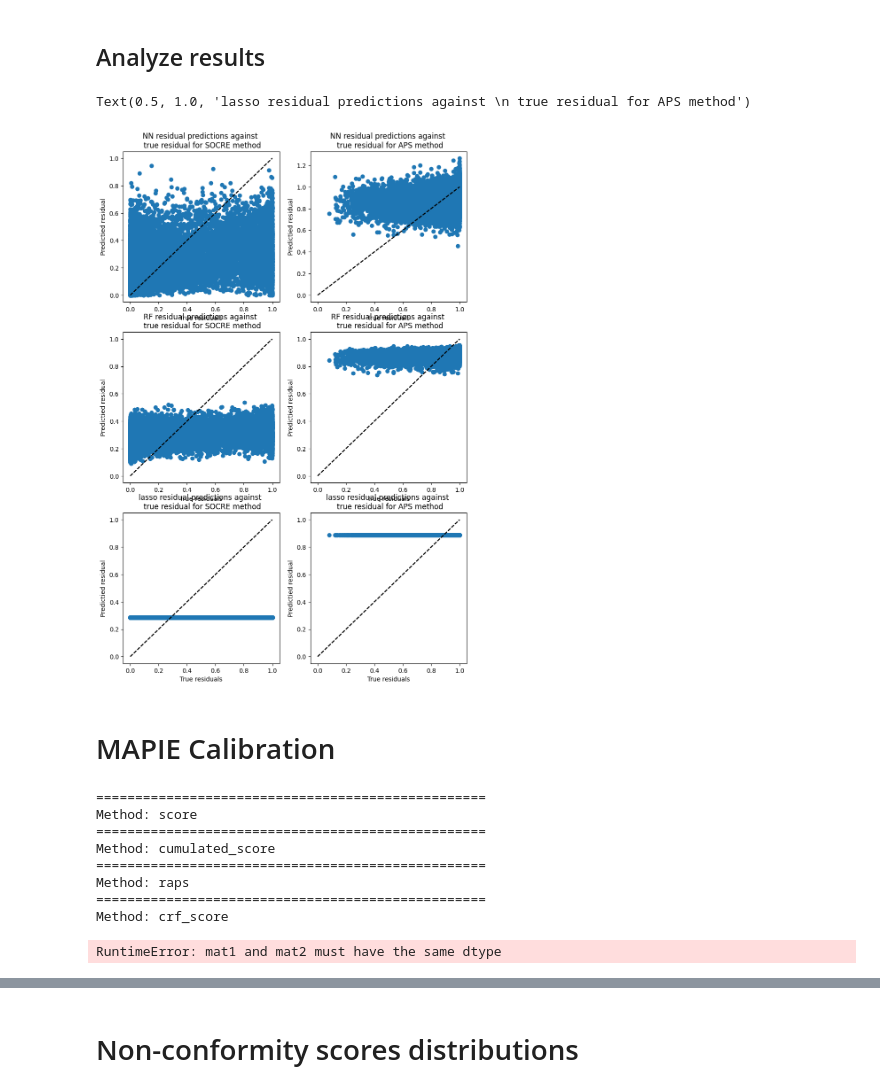
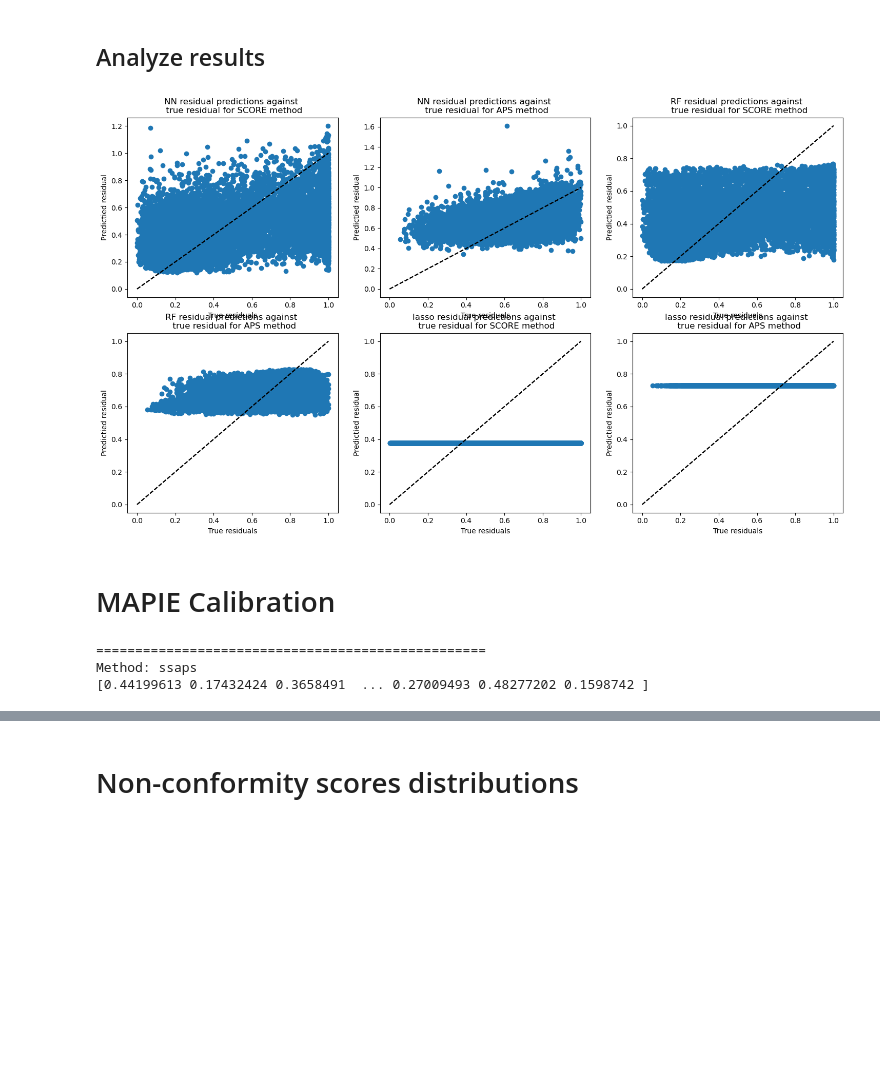
Before and after one commit to simai-ml/MAPIE, a Jupyter notebook: notebooks/ImageNet-crf.ipynb, the cells around one changed output, grey strips where cells are left out. Saved outputs shown, nothing was run; the diff lists cells and outputs as text; code cells hidden in the pictures; blank space fills up the shorter version.

```diff
--- a/notebooks/ImageNet-crf.ipynb
+++ b/notebooks/ImageNet-crf.ipynb
@@ -76,9 +56,9 @@ labels
 # %%
-with open(EMBEDDINGS_FILE, "rb") as f:
+with open(os.path.join(PATH_PICKLES, EMBEDDINGS_FILE), "rb") as f:
     file = pickle.load(f)
     embeddings = file[MODEL]
     image_names = file["image_file"]
-with open(SOFTMAX_FILE, "rb") as f:
+with open(os.path.join(PATH_PICKLES, SOFTMAX_FILE), "rb") as f:
     softmax = pickle.load(f)[MODEL]
 # %%
 softmax_list = [arr for arr in softmax]
@@ -90,7 +70,7 @@ y = [labels_keys.index(image_name.split('/')[-2]) for image_name in image_names]
 # %%
 n_rows = 3
 n_cols = 4
-plot_size = 5
+plot_size = 3
 
 indices_to_plot = random.sample(range(len(image_names)), k=n_rows * n_cols)
 
@@ -444,42 +410,43 @@ Lasso RMSE for APS residuals =  0.027397049912250584
 # %% [markdown]
 ## Analyze results
 # %%
-ncols = 2
-nrows = 3
-f, ax = plt.subplots(nrows, ncols, figsize=(ncols * 5, nrows * 5))
+ncols = 3
+nrows = 2
+f, ax = plt.subplots(nrows, ncols, figsize=(ncols * 6, nrows * 5))
 
 nn_score_res_pred = score_residual_model(torch.tensor(X_cal_res.astype("float32")))[:, 0].detach().numpy()
 nn_aps_res_pred = aps_residual_model(torch.tensor(X_cal_res.astype("float32")))[:, 0].detach().numpy()
 
 rf_score_res_pred = res_score_rf.predict(pca.transform(X_cal_res))
 rf_aps_res_pred = res_aps_rf.predict(pca.transform(X_cal_res))
 
 lasso_score_res_pred = lasso_score_rf.predict(pca.transform(X_cal_res))
 lasso_aps_res_pred = lasso_aps_rf.predict(pca.transform(X_cal_res))
 
 for r in range(nrows):
     for c in range(ncols):
         ax[r, c].plot([[0, 0], [1, 1]], linestyle='dashed', c="black")
         ax[r, c].set_xlabel("True residuals")
         ax[r, c].set_ylabel("Predictied residual")
 
 
 ax[0, 0].scatter(y_cal_res_score, nn_score_res_pred)
 ax[0, 1].scatter(y_cal_res_aps, nn_aps_res_pred)
-ax[1, 0].scatter(y_cal_res_score, rf_score_res_pred)
-ax[1, 1].scatter(y_cal_res_aps, rf_aps_res_pred)
-ax[2, 0].scatter(y_cal_res_score, lasso_score_res_pred)
-ax[2, 1].scatter(y_cal_res_aps, lasso_aps_res_pred)
+ax[0, 2].scatter(y_cal_res_score, rf_score_res_pred)
+ax[1, 0].scatter(y_cal_res_aps, rf_aps_res_pred)
+ax[1, 1].scatter(y_cal_res_score, lasso_score_res_pred)
+ax[1, 2].scatter(y_cal_res_aps, lasso_aps_res_pred)
 
-ax[0, 0].set_title("NN residual predictions against \n true residual for SOCRE method")
+ax[0, 0].set_title("NN residual predictions against \n true residual for SCORE method")
 ax[0, 1].set_title("NN residual predictions against \n true residual for APS method")
-ax[1, 0].set_title("RF residual predictions against \n true residual for SOCRE method")
-ax[1, 1].set_title("RF residual predictions against \n true residual for APS method")
-ax[2, 0].set_title("lasso residual predictions against \n true residual for SOCRE method")
-ax[2, 1].set_title("lasso residual predictions against \n true residual for APS method")
+ax[0, 2].set_title("RF residual predictions against \n true residual for SCORE method")
+ax[1, 0].set_title("RF residual predictions against \n true residual for APS method")
+ax[1, 1].set_title("lasso residual predictions against \n true residual for SCORE method")
+ax[1, 2].set_title("lasso residual predictions against \n true residual for APS method")
+
+plt.show()
 # %% [output]
-Text(0.5, 1.0, 'lasso residual predictions against \n true residual for APS method')
-[figure, old version]
+[figure, new version]
 # %% [markdown]
 # MAPIE Calibration
 # %%
@@ -503,7 +461,4 @@ def sigmoid(x):
 # %%
-X_cal_set, X_test_set = np.vstack(cal_dataset[0]['softmax']), np.vstack(test_dataset[0]['softmax'])
-y_cal_set, y_test_set = cal_dataset[1], test_dataset[1]
-
 alphas = np.arange(0.1, 1, .1)
 mapie_model = MapieWrapper()
 y_preds, y_pss, cal_conformity_scores, cal_residuals, quantiles = {}, {}, {}, {}, {}
@@ -512,35 +467,24 @@ for method_name, (method, include_last_label) in method_params.items():
     print(f'Method: {method_name}')
     mapie = MapieClassifier(mapie_model, method=method, cv="prefit", random_state=42)
     if method in ["crf_score", "ssaps", "crf_aps"]:
-
-        ########## Get calibraiton and train residuals ##########
-        # Model
-        residual_model = residual_models[method]
-
-        ### Pred on calibration ###
-        # pred
+        ### Preds on calibration ###
         y_cal_res_pred = score_residual_model(
             torch.tensor(X_cal_res)
         ).detach().numpy()[:, 0]
-        # Scale + sigmoid
-        scaler = StandardScaler().fit(y_cal_res_score_pred)
-        scaled_y_cal_res_score_pred = sigmoid(scaler.transform(y_cal_res_pred))
-        cal_residuals[method] = scaled_y_cal_res_score_pred
-        ###########################
 
         ### Pred on test ###
-        # test
         y_test_res_score_pred = score_residual_model(
-            torch.tensor(test_res_score_dataset[0])
+            torch.tensor(X_test_res)
         ).detach().numpy()[:, 0]
-        # Scale + Sigmoid
-        scaled_y_test_res_score_pred = sigmoid(scaler.transform(y_test_res_score_pred))
-        ########################################################
 
-        mapie.fit(X_cal_set, y_cal_set, residuals=scaled_y_cal_res_score_pred)
+        print(y_test_res_score_pred)
+
+        ### Fit on calibration set ###
+        mapie.fit(X_cal, y_cal, residuals=y_cal_res_pred)
+
         cal_conformity_scores[method_name] = mapie.conformity_scores_
         y_preds[method_name], y_pss[method_name] = mapie.predict(
-            X_test_set,
+            X_test,
             alpha=alphas,
             include_last_label=include_last_label,
             residuals=y_test_res_score_pred
@@ -548,17 +492,11 @@ for method_name, (method, include_last_label) in method_params.items():
         quantiles[method_name] = mapie.quantiles_
 
     else:
-        mapie.fit(X_cal_set, y_cal_set)
-        y_preds[method_name], y_pss[method_name] = mapie.predict(X_test_set, alpha=alphas, include_last_label=include_last_label)
+        mapie.fit(X_cal, y_cal)
+        y_preds[method_name], y_pss[method_name] = mapie.predict(X_test, alpha=alphas, include_last_label=include_last_label)
         cal_conformity_scores[method_name] = mapie.conformity_scores_
         quantiles[method_name] = mapie.quantiles_
 # %% [output]
 ==================================================
-Method: score
-==================================================
-Method: cumulated_score
-==================================================
-Method: raps
-==================================================
-Method: crf_score
+Method: ssaps
+[0.44199613 0.17432424 0.3658491  ... 0.27009493 0.48277202 0.1598742 ]
-RuntimeError: mat1 and mat2 must have the same dtype
```
Also changed, not shown: parts of 38 cells of this notebook, 1 other file.
